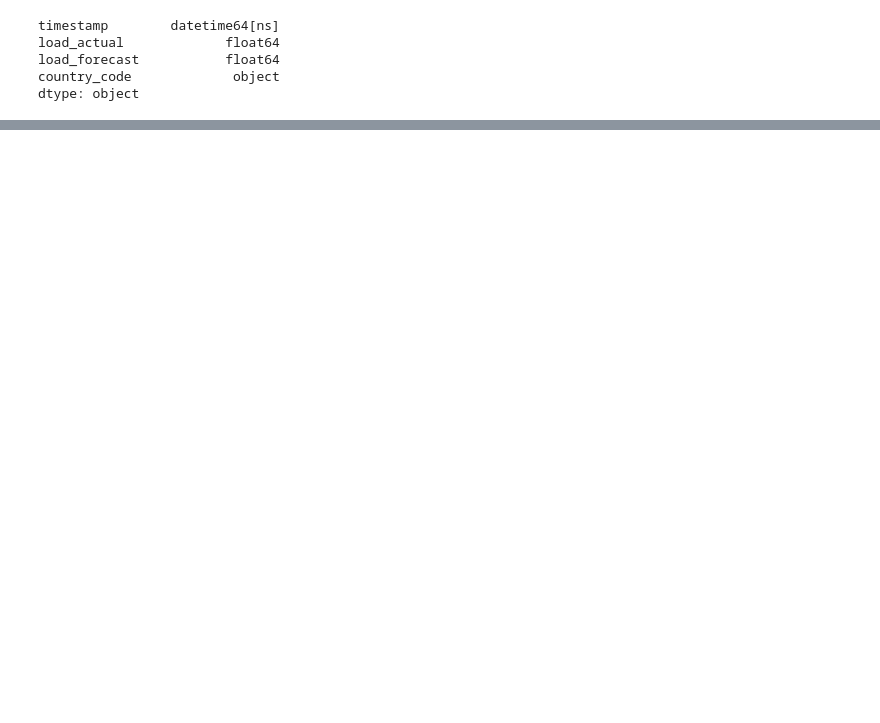
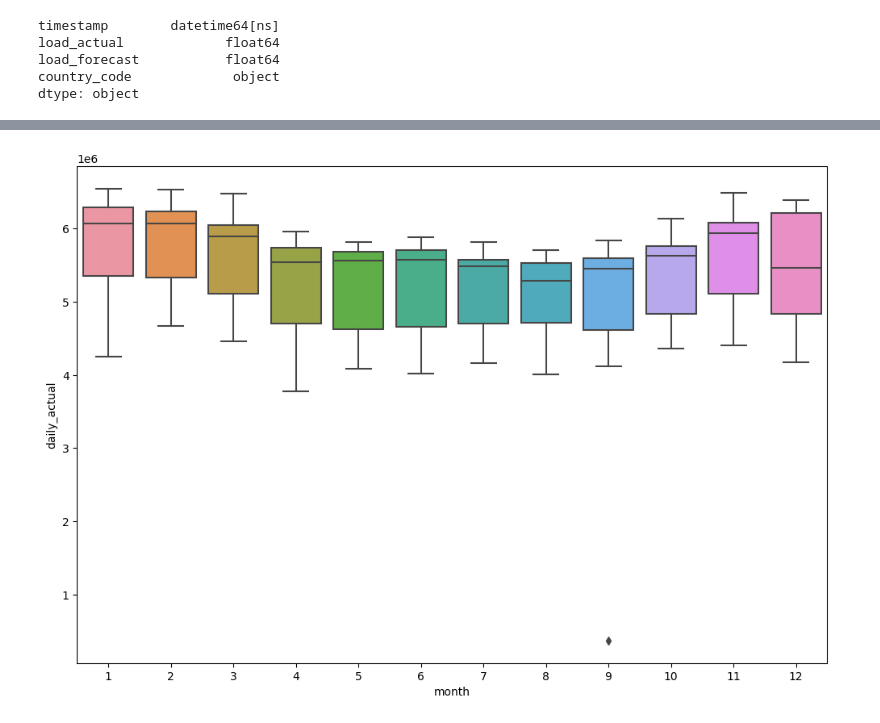
Before and after one commit to questdb/play, a Jupyter notebook: notebooks/play.ipynb, the cells around one changed output, grey strips where cells are left out. Cells and saved outputs as stored; diff of their text form; code cells hidden in the pictures; blank space fills up the shorter version.

```diff
--- a/notebooks/play.ipynb
+++ b/notebooks/play.ipynb
@@ -148,0 +246,6 @@ plt.show()
+# %%
+plt.figure(figsize=(12,8))
+sns.boxplot(data=res_df, x='month', y='daily_actual')
+plt.show() #patterns are clearer when checking by month
+# %% [output]
+[figure, added]
```
Also changed, not shown: parts of 34 cells of this notebook, 1 other file.
